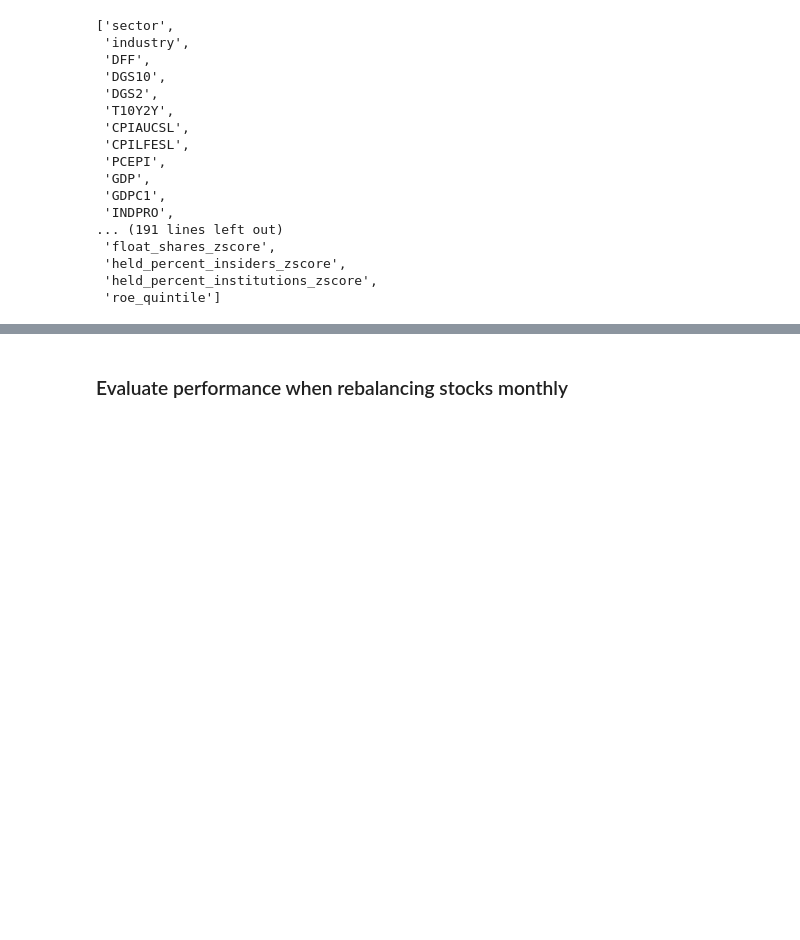
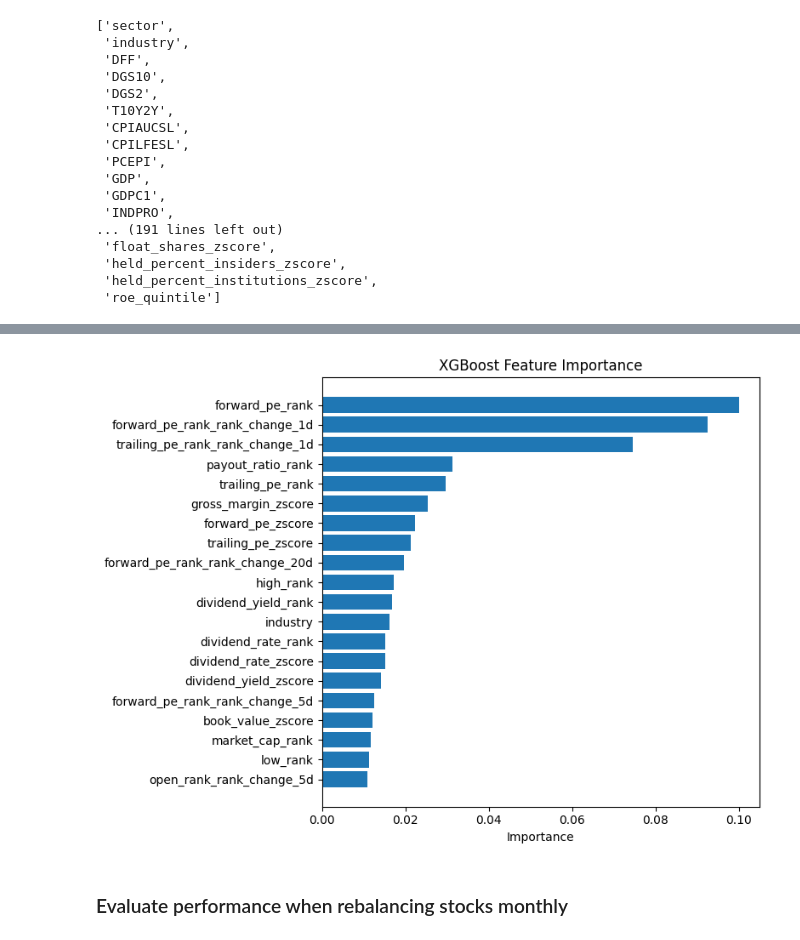
Before and after one commit to asacco-97/multimodal-stock-ranking, a Jupyter notebook: notebooks/poc_model.ipynb, the cells around one changed output, grey strips where cells are left out. Cells and saved outputs as stored; diff of their text form; code cells hidden in the pictures; blank space fills up the shorter version.

```diff
--- a/notebooks/poc_model.ipynb
+++ b/notebooks/poc_model.ipynb
@@ -50 +82,15 @@ modeling_features
+# %%
+target = "target_28d"
+
+df = df[df[target].notna()].copy()
+
+# Convert categorical columns to category dtype
+categorical_features = ['sector', 'industry']
+for col in categorical_features:
+    if col in df.columns:
+        df[col] = df[col].astype('category')
+
+# Time-based split (1-month embargo for test)
+train = df[df['date'] < '2024-01-01']
+test = df[df['date'] >= '2024-02-01']
 # %% [markdown]
@@ -87,3 +120,27 @@ And if memory is not enough, you can set `force_col_wise=true`.
+# %%
+import matplotlib.pyplot as plt
+
+feature_importance_df = pd.DataFrame({
+    "feature": modeling_features,
+    "importance": base_model.feature_importances_
+}).sort_values("importance", ascending=False).head(20)
+
+# Sort for plotting
+feature_importance_df = feature_importance_df.sort_values(
+    "importance", ascending=True
+)
+
+plt.figure(figsize=(8, 6))
+plt.barh(
+    feature_importance_df["feature"],
+    feature_importance_df["importance"]
+)
+plt.xlabel("Importance")
+plt.title("XGBoost Feature Importance")
+plt.tight_layout()
+plt.show()
+# %% [output]
+[figure, added]
 # %% [markdown]
 ### Evaluate performance when rebalancing stocks monthly
 # %%
```
Also changed, not shown: parts of 11 cells of this notebook.
